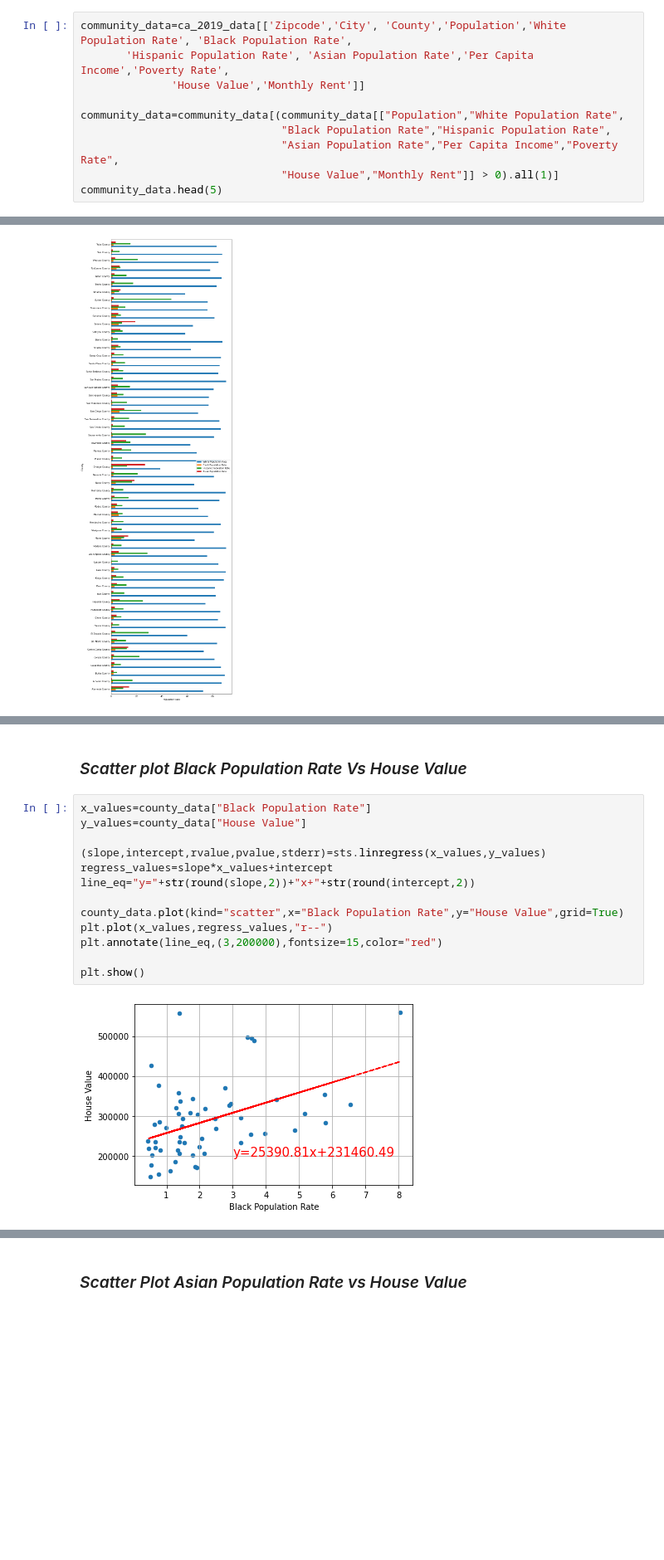
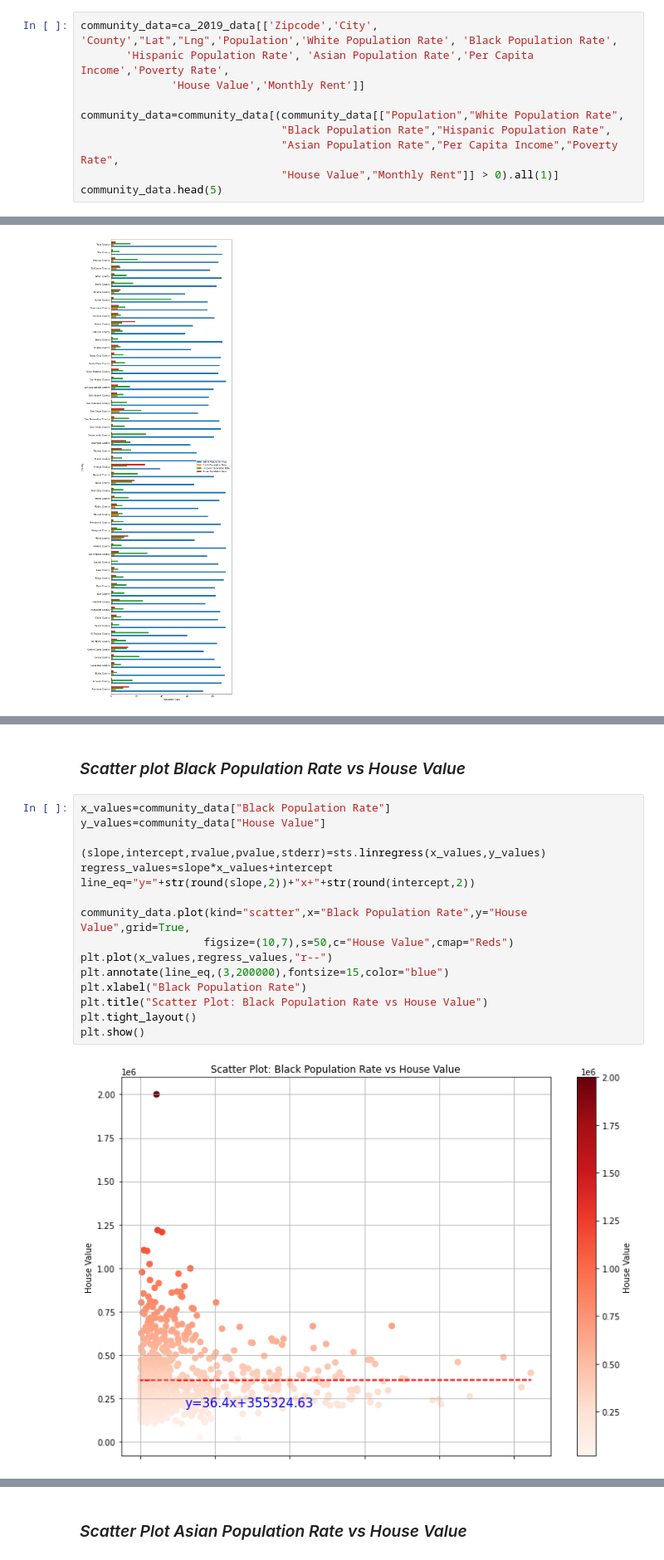
Before and after one commit to pandeysudip/housing-price, a Jupyter notebook: house_value_community_analisys.ipynb, the cells around one changed output, grey strips where cells are left out. Shown at 83% size. Drawn from its saved outputs; the diff is of its cells as text; blank space fills up the shorter version.

```diff
--- a/house_value_community_analisys.ipynb
+++ b/house_value_community_analisys.ipynb
@@ -38,7 +38,7 @@ Index(['Zipcode', 'Population', 'Median Age', 'Household Income',
        'Lat', 'Lng', 'Housing_units', 'State'],
       dtype='object')
 # %%
-community_data=ca_2019_data[['Zipcode','City', 'County','Population','White Population Rate', 'Black Population Rate',
+community_data=ca_2019_data[['Zipcode','City', 'County',"Lat","Lng",'Population','White Population Rate', 'Black Population Rate',
        'Hispanic Population Rate', 'Asian Population Rate','Per Capita Income','Poverty Rate',
               'House Value','Monthly Rent']]
 
@@ -119,18 +126,21 @@ plt.show()
 # %% [markdown]
-### *Scatter plot Black Population Rate Vs House Value*
+### *Scatter plot Black Population Rate vs House Value*
 # %%
-x_values=county_data["Black Population Rate"]
-y_values=county_data["House Value"]
+x_values=community_data["Black Population Rate"]
+y_values=community_data["House Value"]
 
 (slope,intercept,rvalue,pvalue,stderr)=sts.linregress(x_values,y_values)
 regress_values=slope*x_values+intercept
 line_eq="y="+str(round(slope,2))+"x+"+str(round(intercept,2))
 
-county_data.plot(kind="scatter",x="Black Population Rate",y="House Value",grid=True)
+community_data.plot(kind="scatter",x="Black Population Rate",y="House Value",grid=True,
+                   figsize=(10,7),s=50,c="House Value",cmap="Reds")
 plt.plot(x_values,regress_values,"r--")
-plt.annotate(line_eq,(3,200000),fontsize=15,color="red")
-
+plt.annotate(line_eq,(3,200000),fontsize=15,color="blue")
+plt.xlabel("Black Population Rate")
+plt.title("Scatter Plot: Black Population Rate vs House Value")
+plt.tight_layout()
 plt.show()
 # %% [output]
-[figure, old version]
+[figure, new version]
 # %% [markdown]
```
Also changed, not shown: parts of 30 cells of this notebook, 1 other file.
